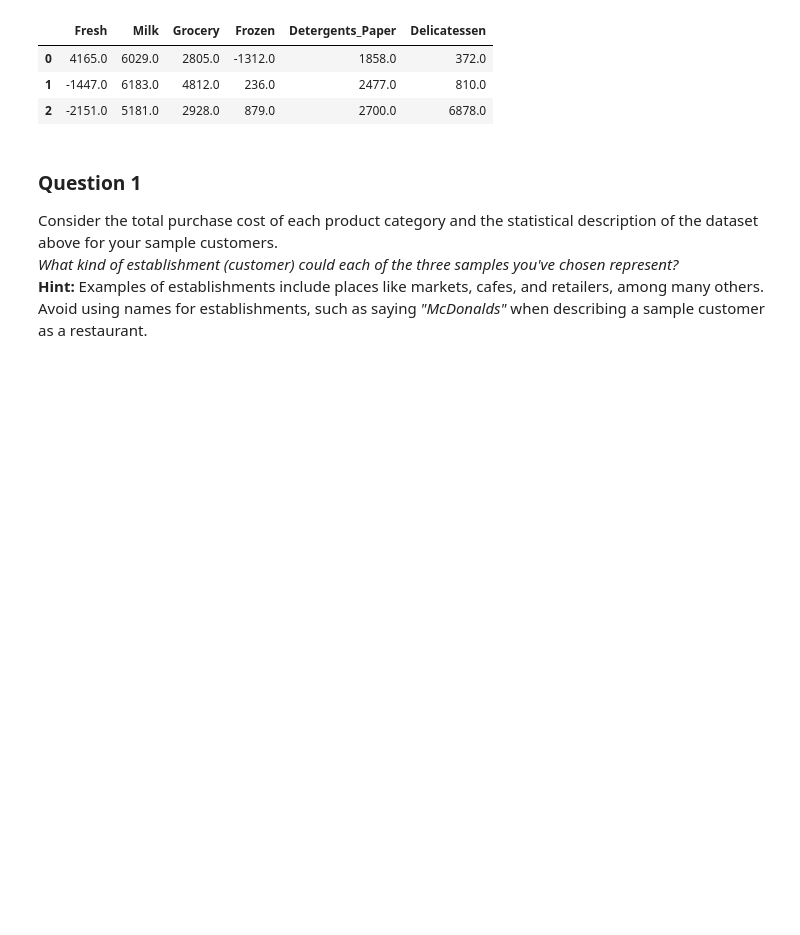
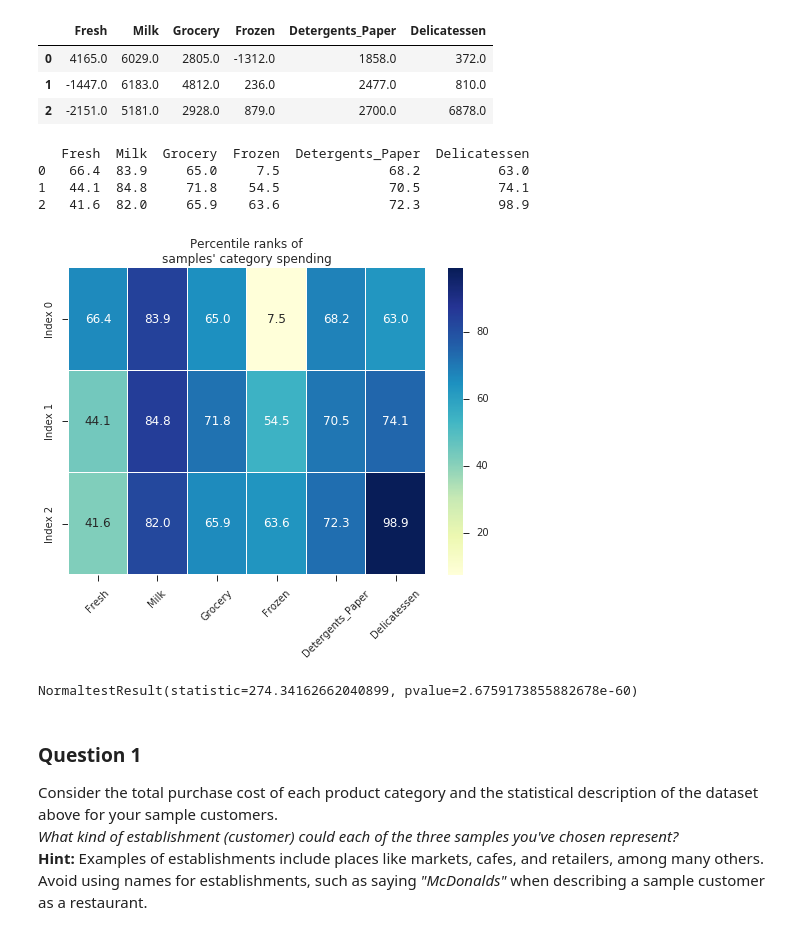
Before and after one commit to h55nick/machine-learning, a Jupyter notebook: projects/creating_customer_segments/customer_segments.ipynb, the cells around one changed output. Saved outputs shown, nothing was run; the diff lists cells and outputs as text; code cells hidden in the pictures; blank space fills up the shorter version.

```diff
--- a/projects/creating_customer_segments/customer_segments.ipynb
+++ b/projects/creating_customer_segments/customer_segments.ipynb
@@ -90,6 +90,36 @@ Distance from Median:
 | 0 | 4165.0 | 6029.0 | 2805.0 | -1312.0 | 1858.0 | 372.0 |
 | 1 | -1447.0 | 6183.0 | 4812.0 | 236.0 | 2477.0 | 810.0 |
 | 2 | -2151.0 | 5181.0 | 2928.0 | 879.0 | 2700.0 | 6878.0 |
+# %%
+## Additional from Review 2:
+import matplotlib.pyplot as plt
+import seaborn as sns
+
+# look at percentile ranks
+pcts = 100. * data.rank(axis=0, pct=True).iloc[indices].round(decimals=3)
+print pcts
+
+# visualize percentiles with heatmap
+sns.heatmap(pcts, yticklabels=['Index '+str(x) for x in indices], annot=True, linewidth=.1, vmax=99, fmt='.1f', cmap='YlGnBu')
+plt.title('Percentile ranks of\nsamples\' category spending')
+plt.xticks(rotation=45, ha='center');
+# %% [output]
+   Fresh  Milk  Grocery  Frozen  Detergents_Paper  Delicatessen
+0   66.4  83.9     65.0     7.5              68.2          63.0
+1   44.1  84.8     71.8    54.5              70.5          74.1
+2   41.6  82.0     65.9    63.6              72.3          98.9
+[figure, added]
+# %%
+# Additional from Review 2
+from scipy import stats
+feature = data['Fresh']
+norm_results = stats.normaltest(feature, axis=0)
+
+# low p-value indicates data not likely to come from normal distribution
+# https://stackoverflow.com/questions/12838993/scipy-normaltest-how-is-it-used
+print norm_results
+# %% [output]
+NormaltestResult(statistic=274.34162662040899, pvalue=2.6759173855882678e-60)
 # %% [markdown]
 ### Question 1
 Consider the total purchase cost of each product category and the statistical description of the dataset above for your sample customers.
```
Also changed, not shown: parts of 9 cells of this notebook, 1 other file.
